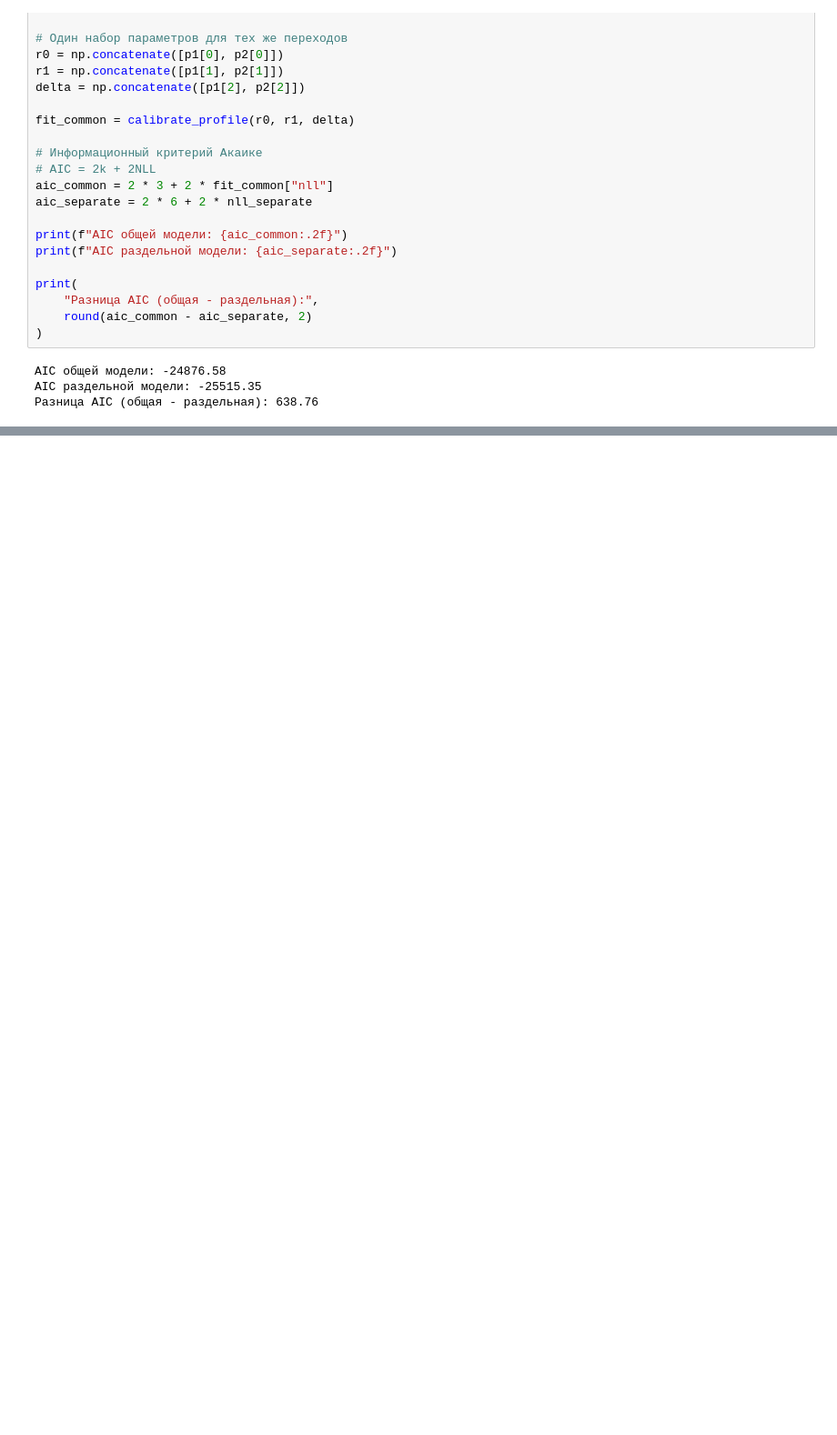
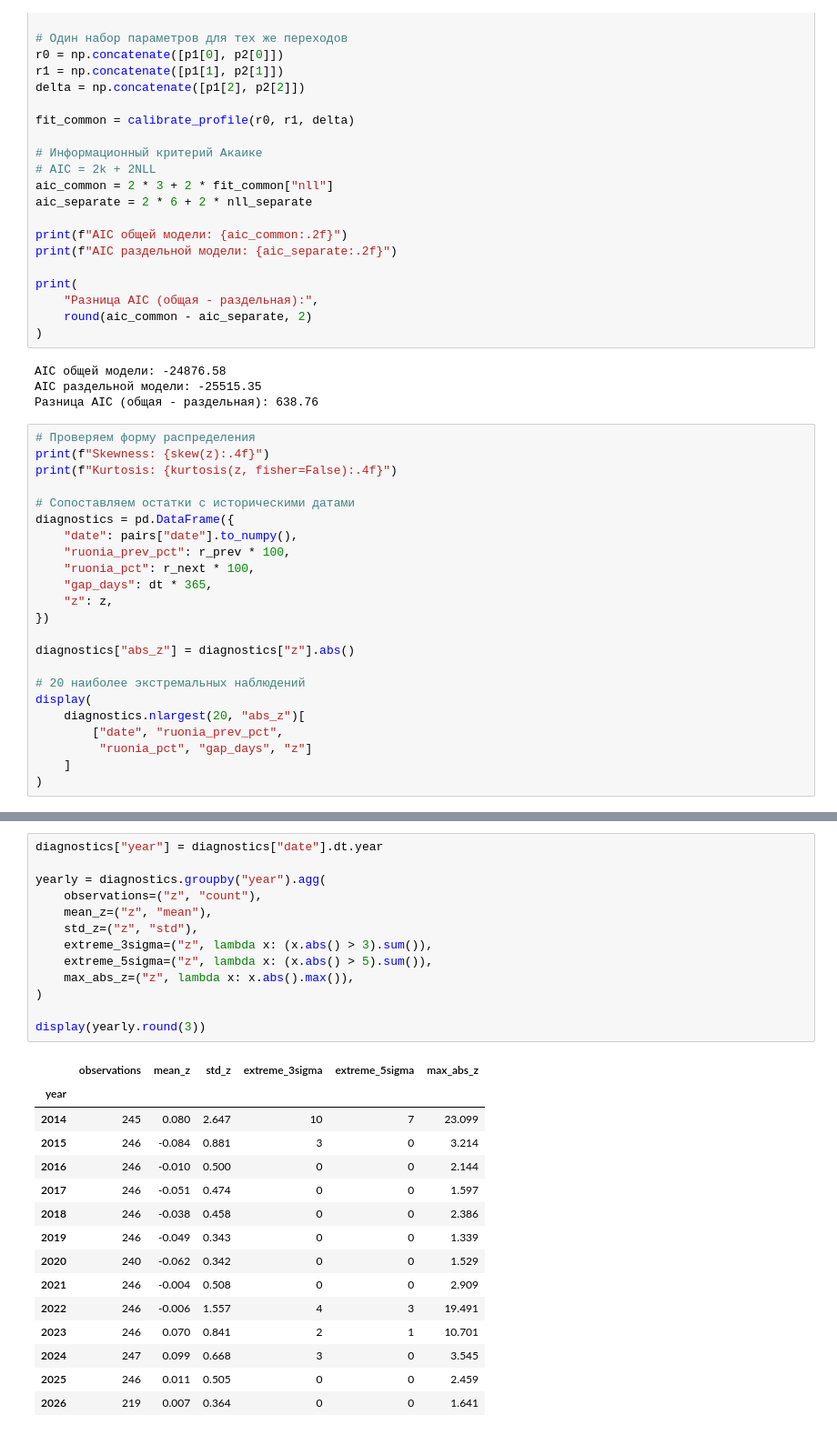
Before and after one commit to blbl-blbl/russian-interest-rate-models, a Jupyter notebook: notebooks/02_vasicek_calibration.ipynb, the cells around one changed output, grey strips where cells are left out. Shown at 91% size. Cells and saved outputs as stored; diff of their text form; blank space fills up the shorter version.

```diff
--- a/notebooks/02_vasicek_calibration.ipynb
+++ b/notebooks/02_vasicek_calibration.ipynb
@@ -624,3 +624,26 @@ print(
 AIC общей модели: -24876.58
 AIC раздельной модели: -25515.35
 Разница AIC (общая - раздельная): 638.76
+# %%
+# Проверяем форму распределения
+print(f"Skewness: {skew(z):.4f}")
+print(f"Kurtosis: {kurtosis(z, fisher=False):.4f}")
+
+# Сопоставляем остатки с историческими датами
+diagnostics = pd.DataFrame({
+    "date": pairs["date"].to_numpy(),
+    "ruonia_prev_pct": r_prev * 100,
+    "ruonia_pct": r_next * 100,
+    "gap_days": dt * 365,
+    "z": z,
+})
+
+diagnostics["abs_z"] = diagnostics["z"].abs()
+
+# 20 наиболее экстремальных наблюдений
+display(
+    diagnostics.nlargest(20, "abs_z")[
+        ["date", "ruonia_prev_pct",
+         "ruonia_pct", "gap_days", "z"]
+    ]
+)
@@ -626,0 +670,29 @@ AIC раздельной модели: -25515.35
+# %%
+diagnostics["year"] = diagnostics["date"].dt.year
+
+yearly = diagnostics.groupby("year").agg(
+    observations=("z", "count"),
+    mean_z=("z", "mean"),
+    std_z=("z", "std"),
+    extreme_3sigma=("z", lambda x: (x.abs() > 3).sum()),
+    extreme_5sigma=("z", lambda x: (x.abs() > 5).sum()),
+    max_abs_z=("z", lambda x: x.abs().max()),
+)
+
+display(yearly.round(3))
+# %% [output]
+|  | observations | mean_z | std_z | extreme_3sigma | extreme_5sigma | max_abs_z |
+| year |  |  |  |  |  |  |
+| 2014 | 245 | 0.080 | 2.647 | 10 | 7 | 23.099 |
+| 2015 | 246 | -0.084 | 0.881 | 3 | 0 | 3.214 |
+| 2016 | 246 | -0.010 | 0.500 | 0 | 0 | 2.144 |
+| 2017 | 246 | -0.051 | 0.474 | 0 | 0 | 1.597 |
+| 2018 | 246 | -0.038 | 0.458 | 0 | 0 | 2.386 |
+| 2019 | 246 | -0.049 | 0.343 | 0 | 0 | 1.339 |
+| 2020 | 240 | -0.062 | 0.342 | 0 | 0 | 1.529 |
+| 2021 | 246 | -0.004 | 0.508 | 0 | 0 | 2.909 |
+| 2022 | 246 | -0.006 | 1.557 | 4 | 3 | 19.491 |
+| 2023 | 246 | 0.070 | 0.841 | 2 | 1 | 10.701 |
+| 2024 | 247 | 0.099 | 0.668 | 3 | 0 | 3.545 |
+| 2025 | 246 | 0.011 | 0.505 | 0 | 0 | 2.459 |
+| 2026 | 219 | 0.007 | 0.364 | 0 | 0 | 1.641 |
```
Also changed, not shown: parts of 7 cells of this notebook.
